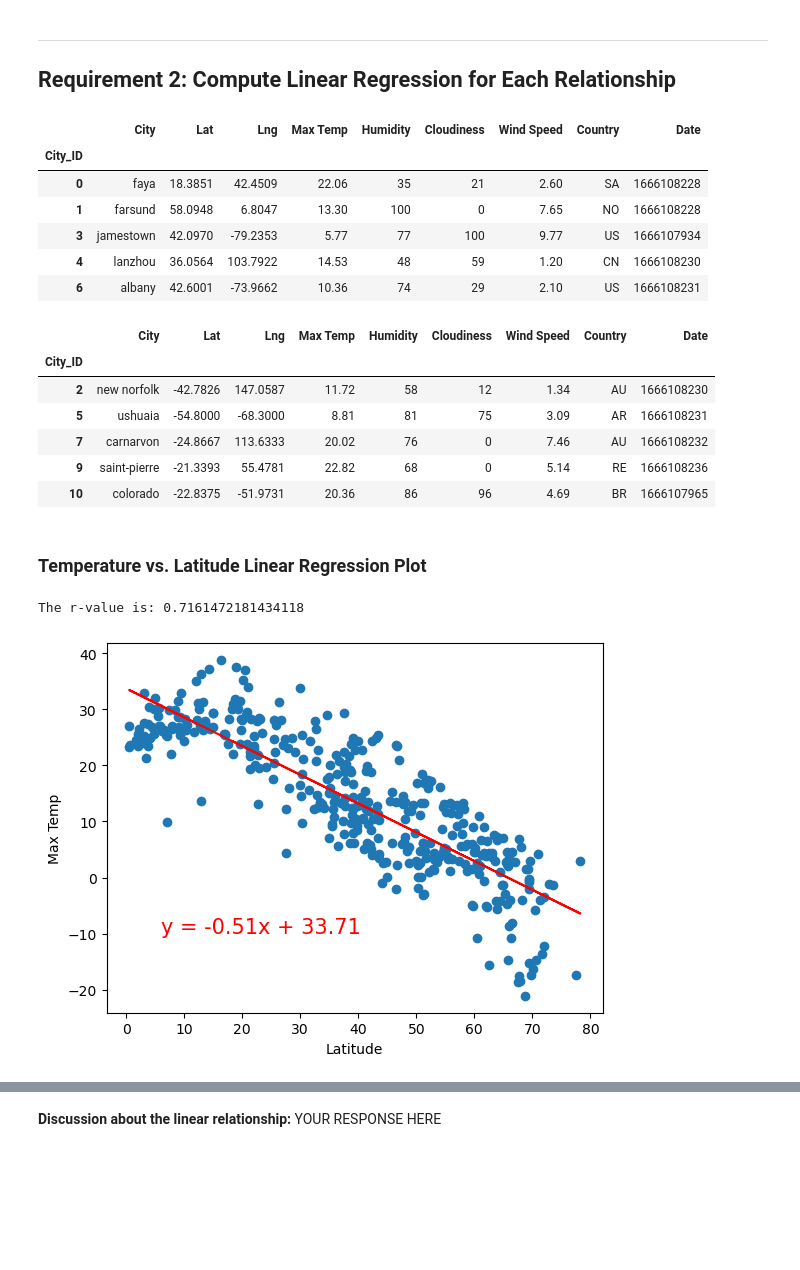
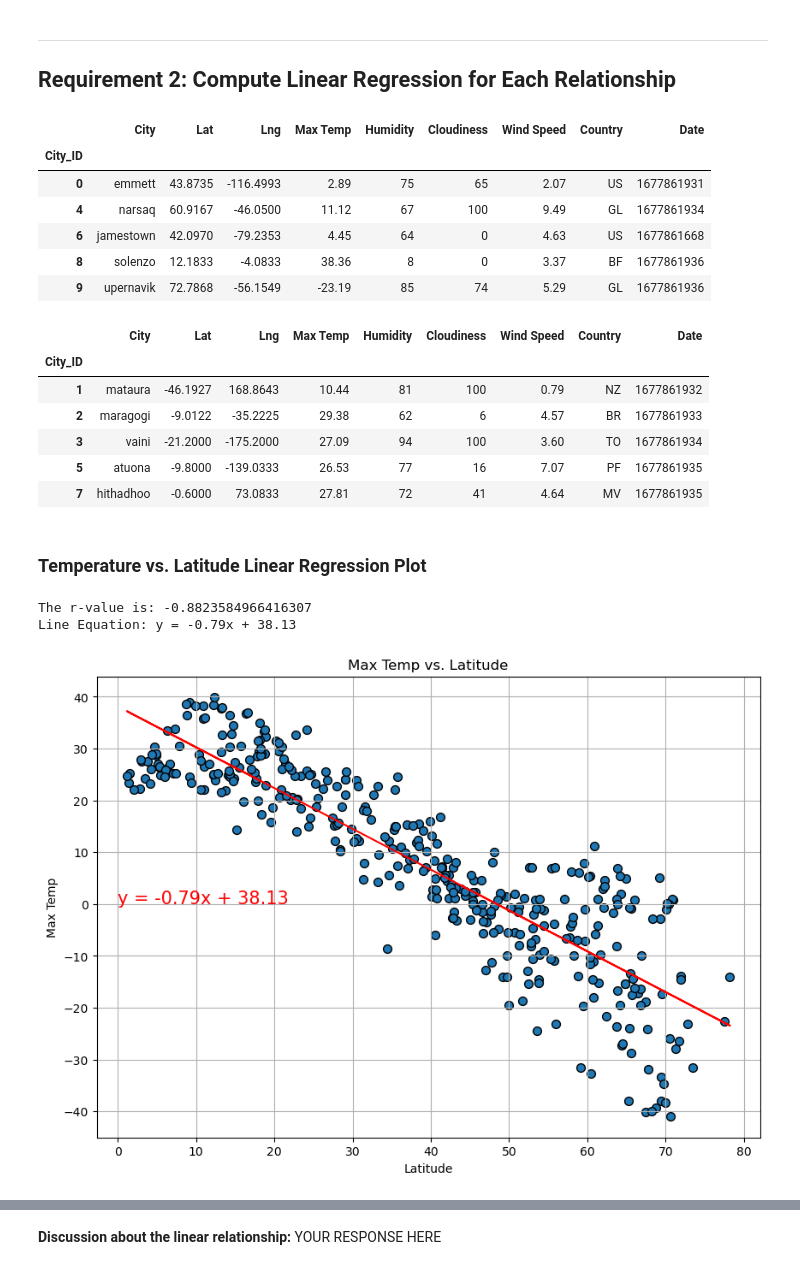
Before and after one commit to spmims/python-api-challenge, a Jupyter notebook: WeatherPy/starter_code/WeatherPy.ipynb, the cells around one changed output, grey strips where cells are left out. Saved outputs shown, nothing was run; the diff lists cells and outputs as text; code cells hidden in the pictures; blank space fills up the shorter version.

Commit message:
first two linear regression charts created

```diff
--- a/WeatherPy/starter_code/WeatherPy.ipynb
+++ b/WeatherPy/starter_code/WeatherPy.ipynb
@@ -272,38 +269,57 @@ plt.show()
+# %%
+# Define a function to create Linear Regression plots
+def lin_reg_plot(data_frame, x_value, y_value, text_spot):
+    slope, intercept, rvalue, pvalue, stderr = linregress (data_frame[x_value], data_frame[y_value])
+    regression_values = slope * data_frame[x_value] + intercept
+    line_eq = "y = " + str(round(slope, 2)) + "x + " + str(round(intercept, 2))
+    print(f"The r-value is: {rvalue}")
+    print(f"Line Equation: {line_eq}")
+
+    data_frame.plot(kind = "scatter", x = x_value, y = y_value, grid = True, edgecolors = "black", s = 50, figsize = (10, 7))
+    plt.plot(data_frame[x_value], regression_values, "r-")
+    plt.annotate(line_eq, text_spot, fontsize = 15, color = "red")
+    plt.xlabel("Latitude")
+    plt.ylabel(y_value)
+    plt.title(f"{y_value} vs. Latitude")
+
+    plt.show()
 # %%
 # Create a DataFrame with the Northern Hemisphere data (Latitude >= 0)
-# YOUR CODE HERE
+northern_hemi_df = city_data_df.loc[(city_data_df["Lat"] >= 0)]
 
 # Display sample data
 northern_hemi_df.head()
 # %% [output]
 |  | City | Lat | Lng | Max Temp | Humidity | Cloudiness | Wind Speed | Country | Date |
 | City_ID |  |  |  |  |  |  |  |  |  |
-| 0 | faya | 18.3851 | 42.4509 | 22.06 | 35 | 21 | 2.60 | SA | 1666108228 |
-| 1 | farsund | 58.0948 | 6.8047 | 13.30 | 100 | 0 | 7.65 | NO | 1666108228 |
-| 3 | jamestown | 42.0970 | -79.2353 | 5.77 | 77 | 100 | 9.77 | US | 1666107934 |
-| 4 | lanzhou | 36.0564 | 103.7922 | 14.53 | 48 | 59 | 1.20 | CN | 1666108230 |
-| 6 | albany | 42.6001 | -73.9662 | 10.36 | 74 | 29 | 2.10 | US | 1666108231 |
+| 0 | emmett | 43.8735 | -116.4993 | 2.89 | 75 | 65 | 2.07 | US | 1677861931 |
+| 4 | narsaq | 60.9167 | -46.0500 | 11.12 | 67 | 100 | 9.49 | GL | 1677861934 |
+| 6 | jamestown | 42.0970 | -79.2353 | 4.45 | 64 | 0 | 4.63 | US | 1677861668 |
+| 8 | solenzo | 12.1833 | -4.0833 | 38.36 | 8 | 0 | 3.37 | BF | 1677861936 |
+| 9 | upernavik | 72.7868 | -56.1549 | -23.19 | 85 | 74 | 5.29 | GL | 1677861936 |
 # %%
 # Create a DataFrame with the Southern Hemisphere data (Latitude < 0)
-# YOUR CODE HERE
+southern_hemi_df = city_data_df.loc[(city_data_df["Lat"] < 0)]
 
 # Display sample data
 southern_hemi_df.head()
 # %% [output]
 |  | City | Lat | Lng | Max Temp | Humidity | Cloudiness | Wind Speed | Country | Date |
 | City_ID |  |  |  |  |  |  |  |  |  |
-| 2 | new norfolk | -42.7826 | 147.0587 | 11.72 | 58 | 12 | 1.34 | AU | 1666108230 |
-| 5 | ushuaia | -54.8000 | -68.3000 | 8.81 | 81 | 75 | 3.09 | AR | 1666108231 |
-| 7 | carnarvon | -24.8667 | 113.6333 | 20.02 | 76 | 0 | 7.46 | AU | 1666108232 |
-| 9 | saint-pierre | -21.3393 | 55.4781 | 22.82 | 68 | 0 | 5.14 | RE | 1666108236 |
-| 10 | colorado | -22.8375 | -51.9731 | 20.36 | 86 | 96 | 4.69 | BR | 1666107965 |
+| 1 | mataura | -46.1927 | 168.8643 | 10.44 | 81 | 100 | 0.79 | NZ | 1677861932 |
+| 2 | maragogi | -9.0122 | -35.2225 | 29.38 | 62 | 6 | 4.57 | BR | 1677861933 |
+| 3 | vaini | -21.2000 | -175.2000 | 27.09 | 94 | 100 | 3.60 | TO | 1677861934 |
+| 5 | atuona | -9.8000 | -139.0333 | 26.53 | 77 | 16 | 7.07 | PF | 1677861935 |
+| 7 | hithadhoo | -0.6000 | 73.0833 | 27.81 | 72 | 41 | 4.64 | MV | 1677861935 |
 # %% [markdown]
 ###  Temperature vs. Latitude Linear Regression Plot
 # %%
 # Linear regression on Northern Hemisphere
-# YOUR CODE HERE
+
+lin_reg_plot(northern_hemi_df, "Lat", "Max Temp", (0, 0))
 # %% [output]
-The r-value is: 0.7161472181434118
+The r-value is: -0.8823584966416307
+Line Equation: y = -0.79x + 38.13
-[figure, old version]
+[figure, new version]
 # %%
 # Linear regression on Southern Hemisphere
```
Also changed, not shown: parts of 2 cells of this notebook.
